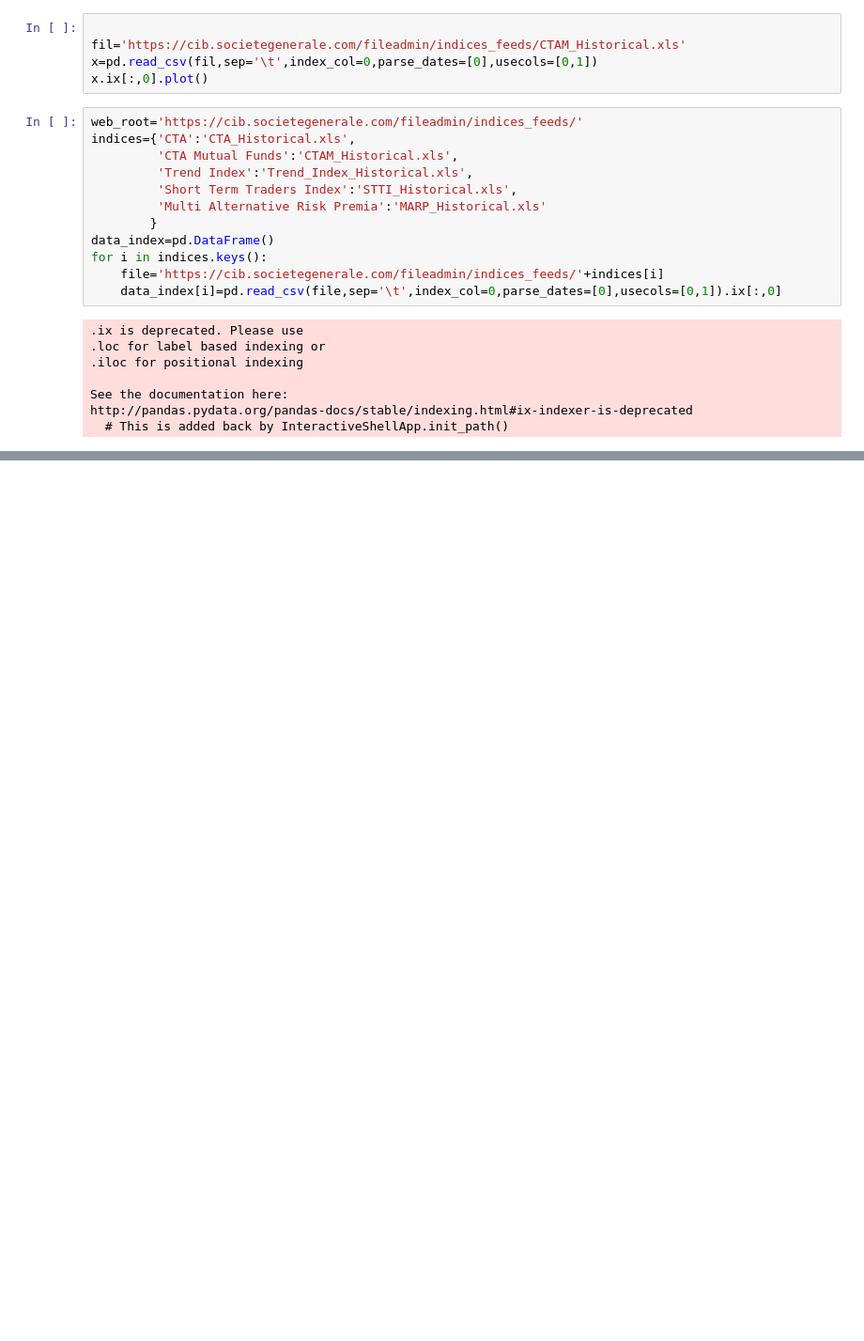
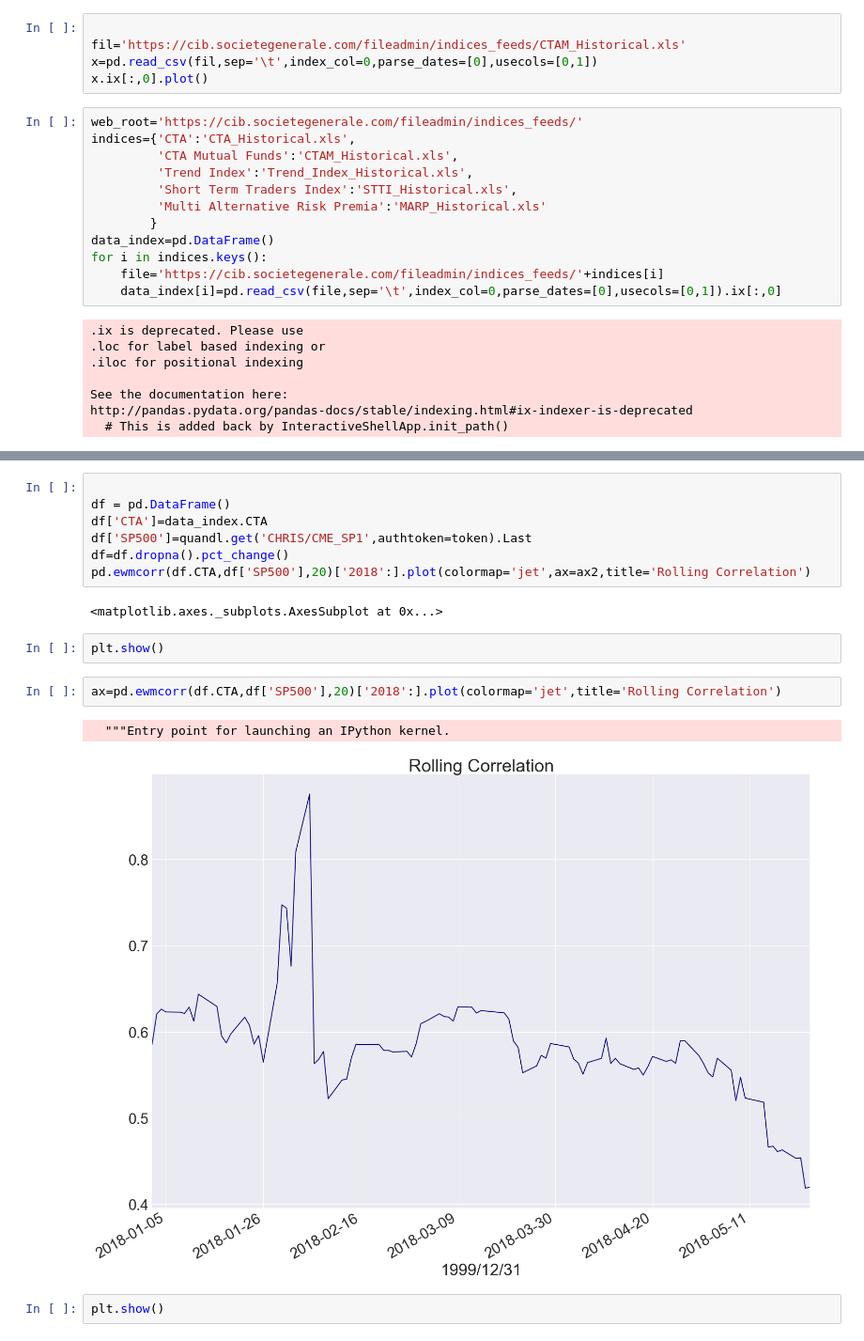
Before and after one commit to mrefermat/aws_fin_data, a Jupyter notebook: YTD Macro Overview.ipynb, the cells around one changed output, grey strips where cells are left out. Shown at 94% size. Cells and saved outputs as stored; diff of their text form; blank space fills up the shorter version.

```diff
--- a/YTD Macro Overview.ipynb
+++ b/YTD Macro Overview.ipynb
@@ -56,0 +112,18 @@ data_index.pct_change()['2018':].cumsum().ffill().plot(colormap='jet')
+# %%
+
+df = pd.DataFrame()
+df['CTA']=data_index.CTA
+df['SP500']=quandl.get('CHRIS/CME_SP1',authtoken=token).Last
+df=df.dropna().pct_change()
+pd.ewmcorr(df.CTA,df['SP500'],20)['2018':].plot(colormap='jet',ax=ax2,title='Rolling Correlation')
+# %% [output]
+<matplotlib.axes._subplots.AxesSubplot at 0x...>
+# %%
+plt.show()
+# %%
+ax=pd.ewmcorr(df.CTA,df['SP500'],20)['2018':].plot(colormap='jet',title='Rolling Correlation')
+# %% [output]
+  """Entry point for launching an IPython kernel.
+[figure, added]
+# %%
+plt.show()
```
Also changed, not shown: parts of 9 cells of this notebook, 1 other file.
